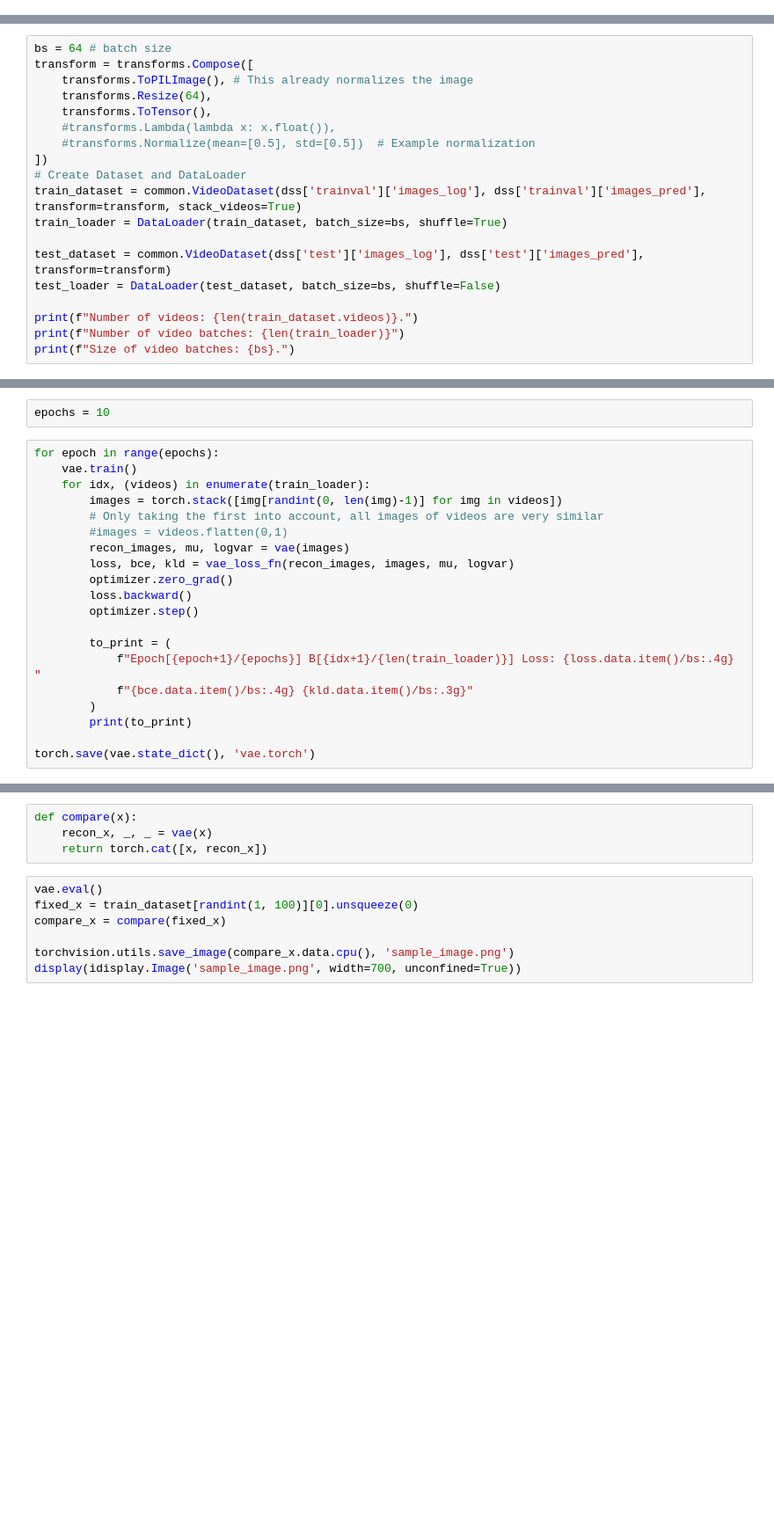
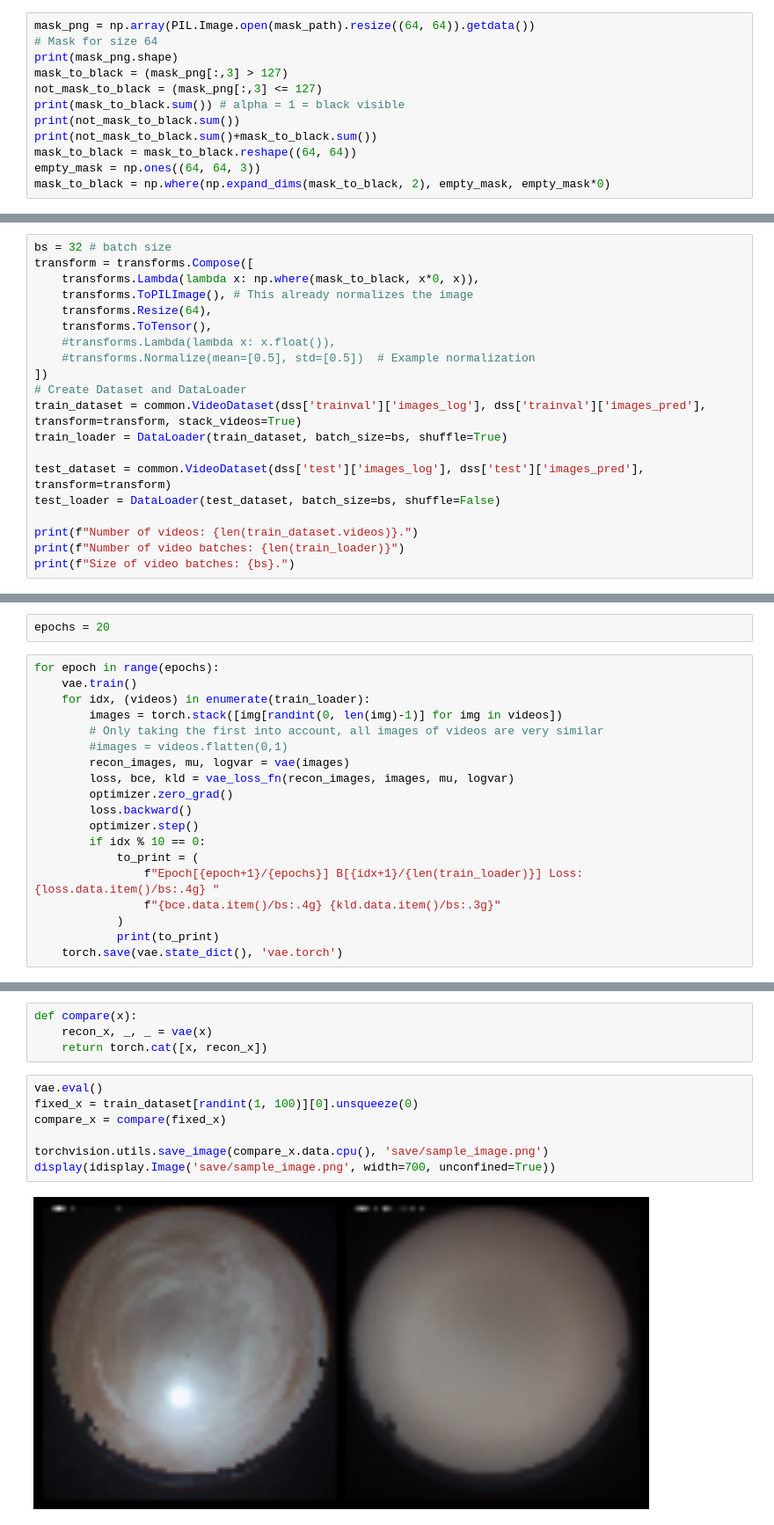
Before and after one commit to javgat/SkyMaskConvLSTM, a Jupyter notebook: codes/CNNLSTM/CNNLSTM.ipynb, the cells around one changed output, grey strips where cells are left out. Shown at 88% size. Drawn from its saved outputs; the diff is of its cells as text; blank space fills up the shorter version.

Commit message:
adding mask to simplify

```diff
--- a/codes/CNNLSTM/CNNLSTM.ipynb
+++ b/codes/CNNLSTM/CNNLSTM.ipynb
@@ -61,0 +74,12 @@ print(dss['test']['images_log'].shape)
+# %%
+mask_png = np.array(PIL.Image.open(mask_path).resize((64, 64)).getdata())
+# Mask for size 64
+print(mask_png.shape)
+mask_to_black = (mask_png[:,3] > 127)
+not_mask_to_black = (mask_png[:,3] <= 127)
+print(mask_to_black.sum()) # alpha = 1 = black visible
+print(not_mask_to_black.sum())
+print(not_mask_to_black.sum()+mask_to_black.sum())
+mask_to_black = mask_to_black.reshape((64, 64))
+empty_mask = np.ones((64, 64, 3))
+mask_to_black = np.where(np.expand_dims(mask_to_black, 2), empty_mask, empty_mask*0)
@@ -62,6 +91,7 @@ print(dss['test']['images_log'].shape)
 # %%
-bs = 64 # batch size
+bs = 32 # batch size
 transform = transforms.Compose([
+    transforms.Lambda(lambda x: np.where(mask_to_black, x*0, x)),
     transforms.ToPILImage(), # This already normalizes the image
     transforms.Resize(64),
     transforms.ToTensor(),
@@ -100,7 +147,7 @@ else:
 # %%
 optimizer = torch.optim.Adam(vae.parameters(), lr=1e-3)
 # %%
-epochs = 10
+epochs = 20
 # %%
 for epoch in range(epochs):
     vae.train()
@@ -113,11 +160,10 @@ for epoch in range(epochs):
         optimizer.zero_grad()
         loss.backward()
         optimizer.step()
-
-        to_print = (
-            f"Epoch[{epoch+1}/{epochs}] B[{idx+1}/{len(train_loader)}] Loss: {loss.data.item()/bs:.4g} "
-            f"{bce.data.item()/bs:.4g} {kld.data.item()/bs:.3g}"
-        )
-        print(to_print)
-
-torch.save(vae.state_dict(), 'vae.torch')
+        if idx % 10 == 0:
+            to_print = (
+                f"Epoch[{epoch+1}/{epochs}] B[{idx+1}/{len(train_loader)}] Loss: {loss.data.item()/bs:.4g} "
+                f"{bce.data.item()/bs:.4g} {kld.data.item()/bs:.3g}"
+            )
+            print(to_print)
+    torch.save(vae.state_dict(), 'vae.torch')
@@ -128,7 +193,9 @@ def compare(x):
 # %%
 vae.eval()
 fixed_x = train_dataset[randint(1, 100)][0].unsqueeze(0)
 compare_x = compare(fixed_x)
 
-torchvision.utils.save_image(compare_x.data.cpu(), 'sample_image.png')
-display(idisplay.Image('sample_image.png', width=700, unconfined=True))
+torchvision.utils.save_image(compare_x.data.cpu(), 'save/sample_image.png')
+display(idisplay.Image('save/sample_image.png', width=700, unconfined=True))
+# %% [output]
+[figure, added]
```
Also changed, not shown: parts of 10 cells of this notebook, 2 other files.
